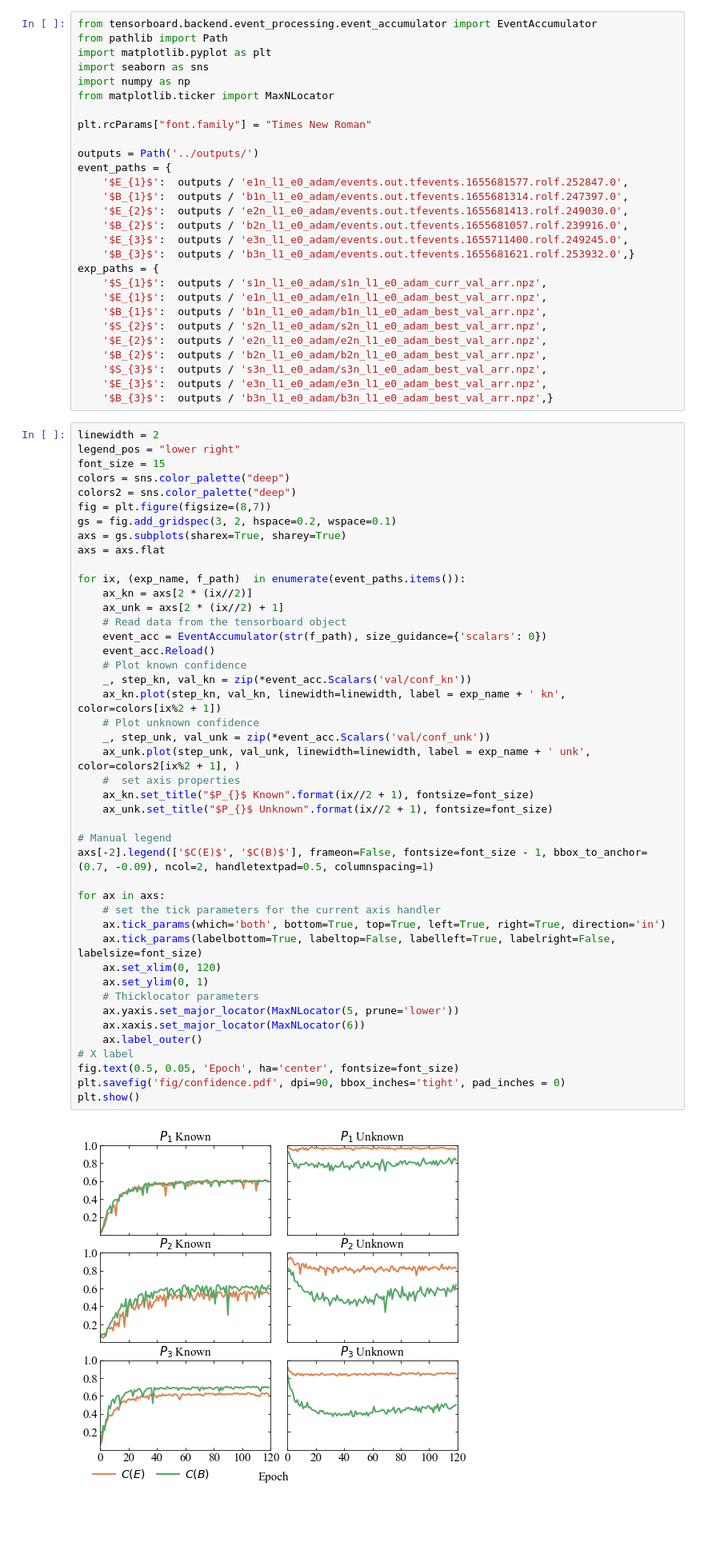
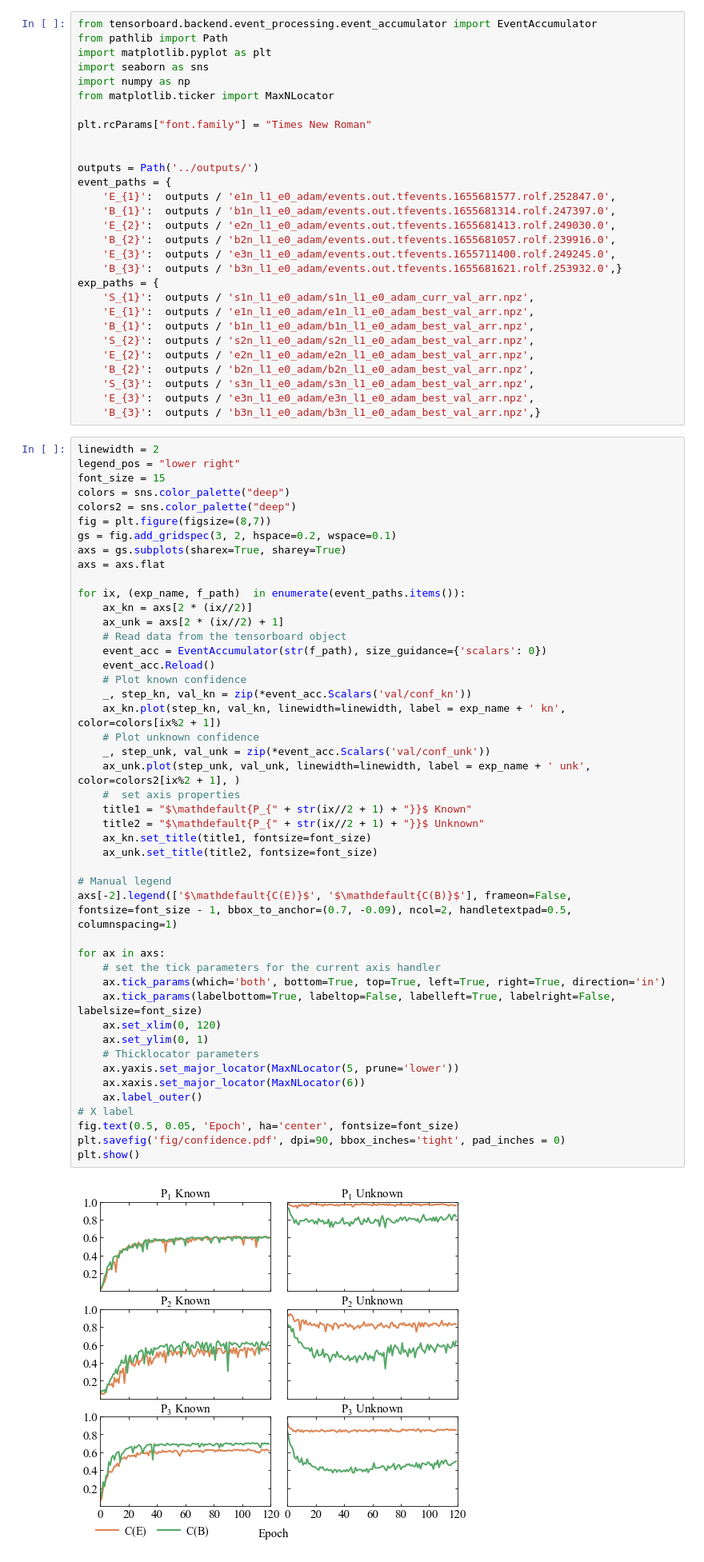
Before and after one commit to AIML-IfI/openset-imagenet, a Jupyter notebook: analysis/open_set_imagenet.ipynb, the cells around one changed output. Shown at 80% size. Saved outputs shown, nothing was run; the diff lists cells and outputs as text; blank space fills up the shorter version.

```diff
--- a/analysis/open_set_imagenet.ipynb
+++ b/analysis/open_set_imagenet.ipynb
@@ -119,24 +187,25 @@ from matplotlib.ticker import MaxNLocator
 
 plt.rcParams["font.family"] = "Times New Roman"
 
+
 outputs = Path('../outputs/')
 event_paths = {
-    '$E_{1}$':  outputs / 'e1n_l1_e0_adam/events.out.tfevents.1655681577.rolf.252847.0',
-    '$B_{1}$':  outputs / 'b1n_l1_e0_adam/events.out.tfevents.1655681314.rolf.247397.0',
-    '$E_{2}$':  outputs / 'e2n_l1_e0_adam/events.out.tfevents.1655681413.rolf.249030.0',
-    '$B_{2}$':  outputs / 'b2n_l1_e0_adam/events.out.tfevents.1655681057.rolf.239916.0',
-    '$E_{3}$':  outputs / 'e3n_l1_e0_adam/events.out.tfevents.1655711400.rolf.249245.0',
-    '$B_{3}$':  outputs / 'b3n_l1_e0_adam/events.out.tfevents.1655681621.rolf.253932.0',}
+    'E_{1}':  outputs / 'e1n_l1_e0_adam/events.out.tfevents.1655681577.rolf.252847.0',
+    'B_{1}':  outputs / 'b1n_l1_e0_adam/events.out.tfevents.1655681314.rolf.247397.0',
+    'E_{2}':  outputs / 'e2n_l1_e0_adam/events.out.tfevents.1655681413.rolf.249030.0',
+    'B_{2}':  outputs / 'b2n_l1_e0_adam/events.out.tfevents.1655681057.rolf.239916.0',
+    'E_{3}':  outputs / 'e3n_l1_e0_adam/events.out.tfevents.1655711400.rolf.249245.0',
+    'B_{3}':  outputs / 'b3n_l1_e0_adam/events.out.tfevents.1655681621.rolf.253932.0',}
 exp_paths = {
-    '$S_{1}$':  outputs / 's1n_l1_e0_adam/s1n_l1_e0_adam_curr_val_arr.npz',
-    '$E_{1}$':  outputs / 'e1n_l1_e0_adam/e1n_l1_e0_adam_best_val_arr.npz',
-    '$B_{1}$':  outputs / 'b1n_l1_e0_adam/b1n_l1_e0_adam_best_val_arr.npz',
-    '$S_{2}$':  outputs / 's2n_l1_e0_adam/s2n_l1_e0_adam_best_val_arr.npz',
-    '$E_{2}$':  outputs / 'e2n_l1_e0_adam/e2n_l1_e0_adam_best_val_arr.npz',
-    '$B_{2}$':  outputs / 'b2n_l1_e0_adam/b2n_l1_e0_adam_best_val_arr.npz',
-    '$S_{3}$':  outputs / 's3n_l1_e0_adam/s3n_l1_e0_adam_best_val_arr.npz',
-    '$E_{3}$':  outputs / 'e3n_l1_e0_adam/e3n_l1_e0_adam_best_val_arr.npz',
-    '$B_{3}$':  outputs / 'b3n_l1_e0_adam/b3n_l1_e0_adam_best_val_arr.npz',}
+    'S_{1}':  outputs / 's1n_l1_e0_adam/s1n_l1_e0_adam_curr_val_arr.npz',
+    'E_{1}':  outputs / 'e1n_l1_e0_adam/e1n_l1_e0_adam_best_val_arr.npz',
+    'B_{1}':  outputs / 'b1n_l1_e0_adam/b1n_l1_e0_adam_best_val_arr.npz',
+    'S_{2}':  outputs / 's2n_l1_e0_adam/s2n_l1_e0_adam_best_val_arr.npz',
+    'E_{2}':  outputs / 'e2n_l1_e0_adam/e2n_l1_e0_adam_best_val_arr.npz',
+    'B_{2}':  outputs / 'b2n_l1_e0_adam/b2n_l1_e0_adam_best_val_arr.npz',
+    'S_{3}':  outputs / 's3n_l1_e0_adam/s3n_l1_e0_adam_best_val_arr.npz',
+    'E_{3}':  outputs / 'e3n_l1_e0_adam/e3n_l1_e0_adam_best_val_arr.npz',
+    'B_{3}':  outputs / 'b3n_l1_e0_adam/b3n_l1_e0_adam_best_val_arr.npz',}
 # %%
 linewidth = 2
 legend_pos = "lower right"
@@ -152,37 +221,39 @@ for ix, (exp_name, f_path)  in enumerate(event_paths.items()):
     ax_kn = axs[2 * (ix//2)]
     ax_unk = axs[2 * (ix//2) + 1]
     # Read data from the tensorboard object
     event_acc = EventAccumulator(str(f_path), size_guidance={'scalars': 0})
     event_acc.Reload()
     # Plot known confidence
     _, step_kn, val_kn = zip(*event_acc.Scalars('val/conf_kn'))
     ax_kn.plot(step_kn, val_kn, linewidth=linewidth, label = exp_name + ' kn', color=colors[ix%2 + 1])
     # Plot unknown confidence
     _, step_unk, val_unk = zip(*event_acc.Scalars('val/conf_unk'))
     ax_unk.plot(step_unk, val_unk, linewidth=linewidth, label = exp_name + ' unk', color=colors2[ix%2 + 1], )
     #  set axis properties
-    ax_kn.set_title("$P_{}$ Known".format(ix//2 + 1), fontsize=font_size)
-    ax_unk.set_title("$P_{}$ Unknown".format(ix//2 + 1), fontsize=font_size)
+    title1 = "$\mathdefault{P_{" + str(ix//2 + 1) + "}}$ Known"
+    title2 = "$\mathdefault{P_{" + str(ix//2 + 1) + "}}$ Unknown"
+    ax_kn.set_title(title1, fontsize=font_size)
+    ax_unk.set_title(title2, fontsize=font_size)
 
 # Manual legend
-axs[-2].legend(['$C(E)$', '$C(B)$'], frameon=False, fontsize=font_size - 1, bbox_to_anchor=(0.7, -0.09), ncol=2, handletextpad=0.5, columnspacing=1)
+axs[-2].legend(['$\mathdefault{C(E)}$', '$\mathdefault{C(B)}$'], frameon=False, fontsize=font_size - 1, bbox_to_anchor=(0.7, -0.09), ncol=2, handletextpad=0.5, columnspacing=1)
 
 for ax in axs:
     # set the tick parameters for the current axis handler
     ax.tick_params(which='both', bottom=True, top=True, left=True, right=True, direction='in')
     ax.tick_params(labelbottom=True, labeltop=False, labelleft=True, labelright=False, labelsize=font_size)
     ax.set_xlim(0, 120)
     ax.set_ylim(0, 1)
     # Thicklocator parameters
     ax.yaxis.set_major_locator(MaxNLocator(5, prune='lower'))
     ax.xaxis.set_major_locator(MaxNLocator(6))
     ax.label_outer()
 # X label
 fig.text(0.5, 0.05, 'Epoch', ha='center', fontsize=font_size)
 plt.savefig('fig/confidence.pdf', dpi=90, bbox_inches='tight', pad_inches = 0)
 plt.show()
 # %% [output]
-[figure, old version]
+[figure, new version]
 # %%
 # Get the confidence of the correctly classified samples
 threshold = 0.5
```
Also changed, not shown: parts of 7 cells of this notebook, 2 other files.
